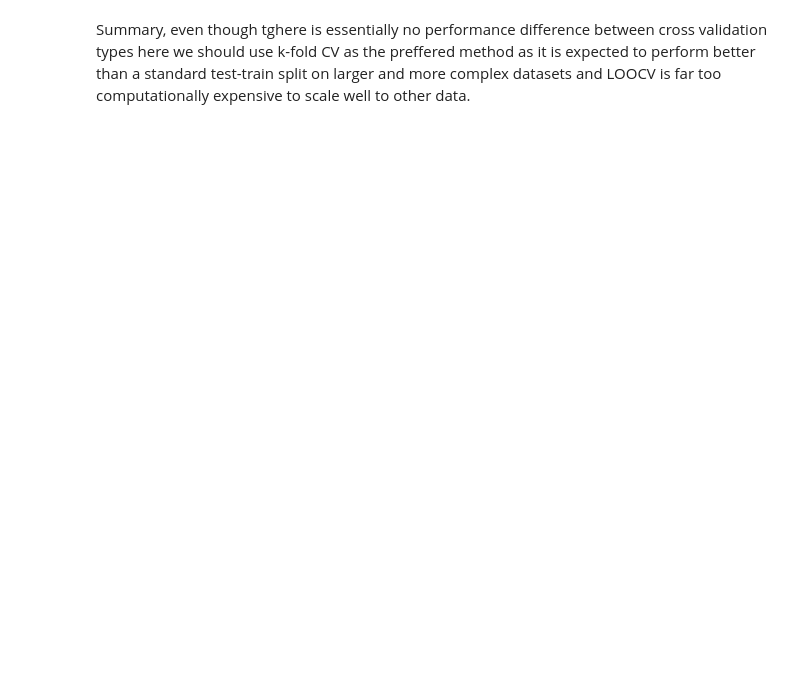
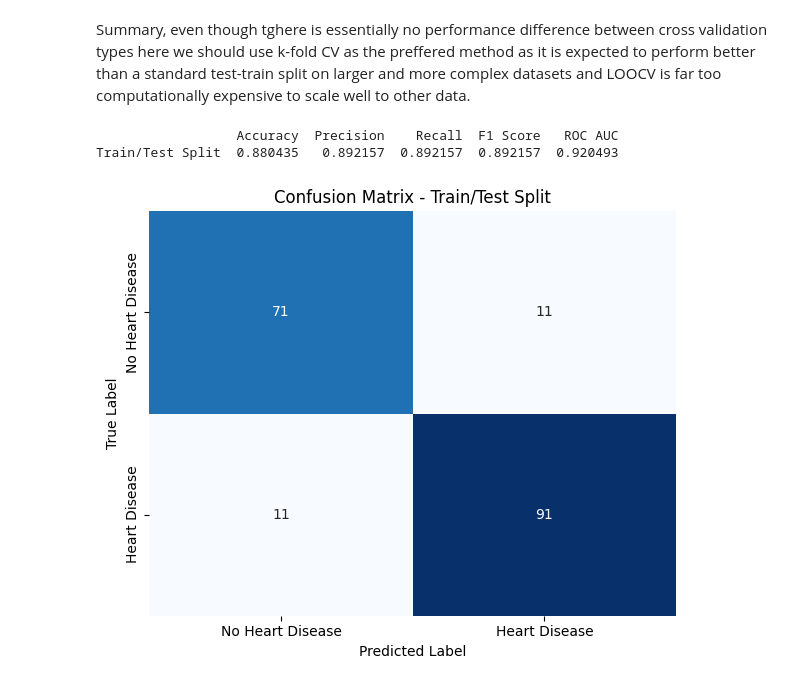
Before and after one commit to kaushal2m2/sta141c-final-proj, a Jupyter notebook: Random Forest.ipynb, the cells around one changed output. Cells and saved outputs as stored; diff of their text form; code cells hidden in the pictures; blank space fills up the shorter version.

```diff
--- a/Random Forest.ipynb
+++ b/Random Forest.ipynb
@@ -141,2 +140,38 @@ print(results_df)
 # %% [markdown]
 Summary, even though tghere is essentially no performance difference between cross validation types here we should use k-fold CV as the preffered method as it is expected to perform better than a standard test-train split on larger and more complex datasets and LOOCV is far too computationally expensive to scale well to other data.
+# %%
+# Predict using the trained model from Train/Test Split
+y_pred = clf.predict(X_test)
+y_proba = clf.predict_proba(X_test)[:, 1]  # Needed for ROC AUC
+
+# Collect performance metrics
+metrics = {
+    'Accuracy': accuracy_score(y_test, y_pred),
+    'Precision': precision_score(y_test, y_pred),
+    'Recall': recall_score(y_test, y_pred),
+    'F1 Score': f1_score(y_test, y_pred),
+    'ROC AUC': roc_auc_score(y_test, y_proba)
+}
+
+# Convert to DataFrame
+metrics_df = pd.DataFrame(metrics, index=['Train/Test Split'])
+print(metrics_df)
+
+# Compute confusion matrix
+cm = confusion_matrix(y_test, y_pred)
+labels = ['No Heart Disease', 'Heart Disease']
+
+# Plot confusion matrix
+plt.figure(figsize=(6, 5))
+sns.heatmap(cm, annot=True, fmt='d', cmap='Blues',
+            xticklabels=labels, yticklabels=labels, cbar=False)
+
+plt.xlabel('Predicted Label')
+plt.ylabel('True Label')
+plt.title('Confusion Matrix - Train/Test Split')
+plt.tight_layout()
+plt.show()
+# %% [output]
+                  Accuracy  Precision    Recall  F1 Score   ROC AUC
+Train/Test Split  0.880435   0.892157  0.892157  0.892157  0.920493
+[figure, added]
```
Also changed, not shown: parts of 3 cells of this notebook, 1 other file.
